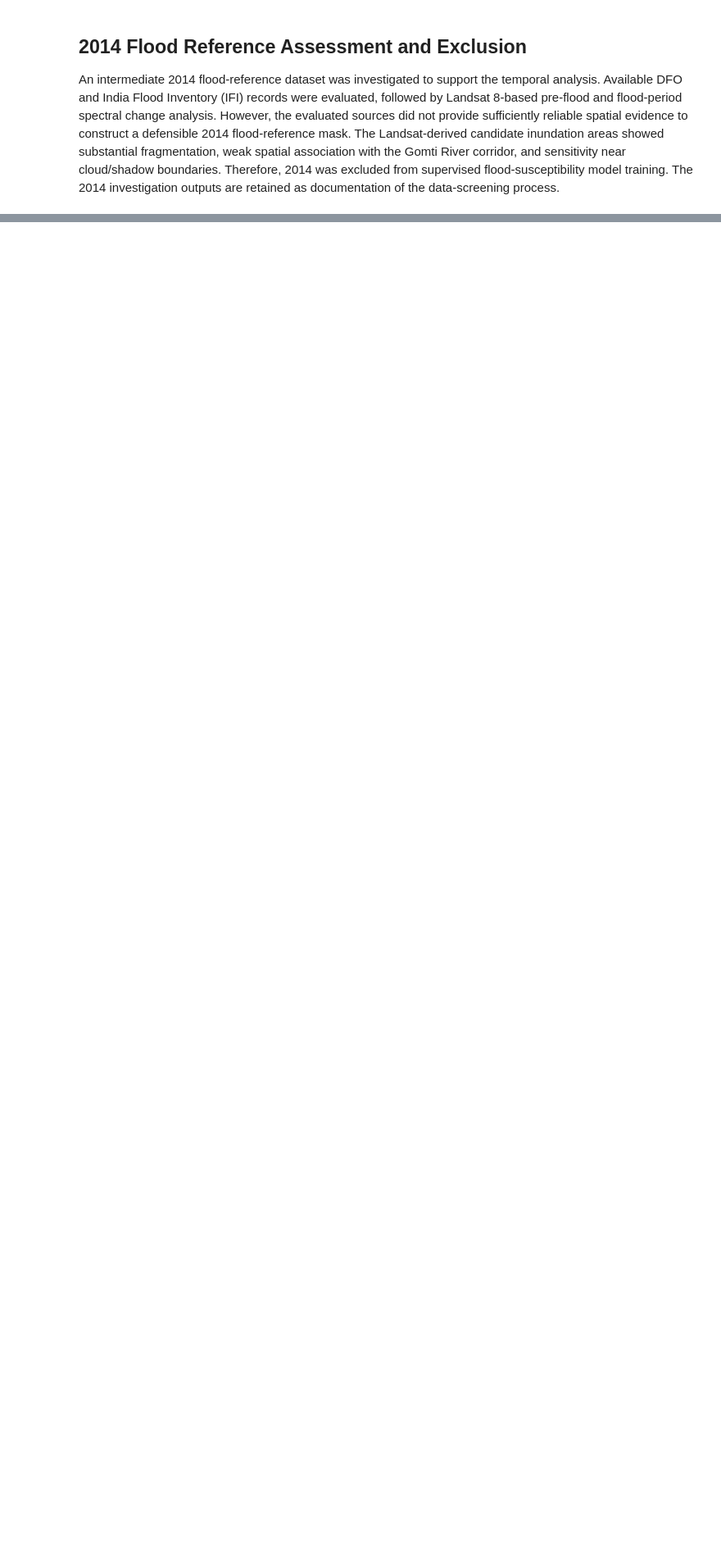
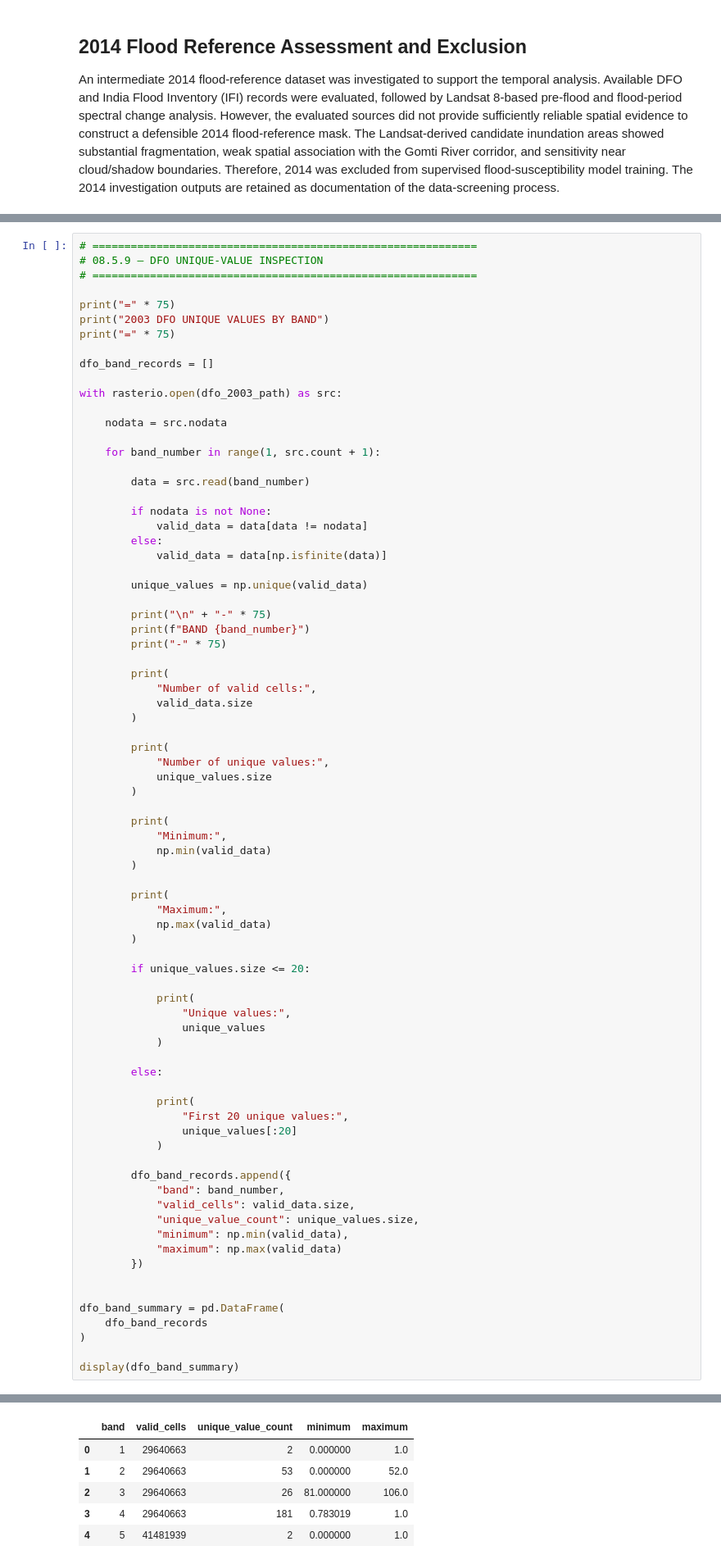
Before and after one commit to anshika1909singh-sys/GeoAI-Flood-Susceptibility, a Jupyter notebook: notebooks/08_Flood_Susceptibility_Model.ipynb, the cells around one changed output, grey strips where cells are left out. Shown at 82% size. Saved outputs shown, nothing was run; the diff lists cells and outputs as text; blank space fills up the shorter version.

```diff
--- a/notebooks/08_Flood_Susceptibility_Model.ipynb
+++ b/notebooks/08_Flood_Susceptibility_Model.ipynb
@@ -6241,0 +3325,79 @@ An intermediate 2014 flood-reference dataset was investigated to support the tem
+# %%
+# ============================================================
+# 08.5.9 — DFO UNIQUE-VALUE INSPECTION
+# ============================================================
+
+print("=" * 75)
+print("2003 DFO UNIQUE VALUES BY BAND")
+print("=" * 75)
+
+dfo_band_records = []
+
+with rasterio.open(dfo_2003_path) as src:
+
+    nodata = src.nodata
+
+    for band_number in range(1, src.count + 1):
+
+        data = src.read(band_number)
+
+        if nodata is not None:
+            valid_data = data[data != nodata]
+        else:
+            valid_data = data[np.isfinite(data)]
+
+        unique_values = np.unique(valid_data)
+
+        print("\n" + "-" * 75)
+        print(f"BAND {band_number}")
+        print("-" * 75)
+
+        print(
+            "Number of valid cells:",
+            valid_data.size
+        )
+
+        print(
+            "Number of unique values:",
+            unique_values.size
+        )
+
+        print(
+            "Minimum:",
+            np.min(valid_data)
+        )
+
+        print(
+            "Maximum:",
+            np.max(valid_data)
+        )
+
+        if unique_values.size <= 20:
+
+            print(
+                "Unique values:",
+                unique_values
+            )
+
+        else:
+
+            print(
+                "First 20 unique values:",
+                unique_values[:20]
+            )
+
+        dfo_band_records.append({
+            "band": band_number,
+            "valid_cells": valid_data.size,
+            "unique_value_count": unique_values.size,
+            "minimum": np.min(valid_data),
+            "maximum": np.max(valid_data)
+        })
+
+
+dfo_band_summary = pd.DataFrame(
+    dfo_band_records
+)
+
+display(dfo_band_summary)
+# %% [output]
@@ -6241,0 +3421,6 @@ An intermediate 2014 flood-reference dataset was investigated to support the tem
+|  | band | valid_cells | unique_value_count | minimum | maximum |
+| 0 | 1 | 29640663 | 2 | 0.000000 | 1.0 |
+| 1 | 2 | 29640663 | 53 | 0.000000 | 52.0 |
+| 2 | 3 | 29640663 | 26 | 81.000000 | 106.0 |
+| 3 | 4 | 29640663 | 181 | 0.783019 | 1.0 |
+| 4 | 5 | 41481939 | 2 | 0.000000 | 1.0 |
```
Also changed, not shown: parts of 48 cells of this notebook, 15 other files.
